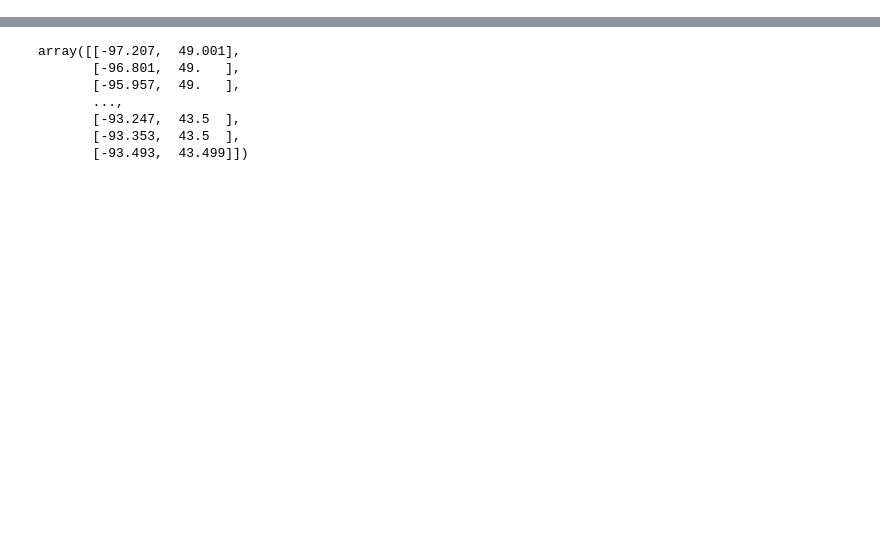
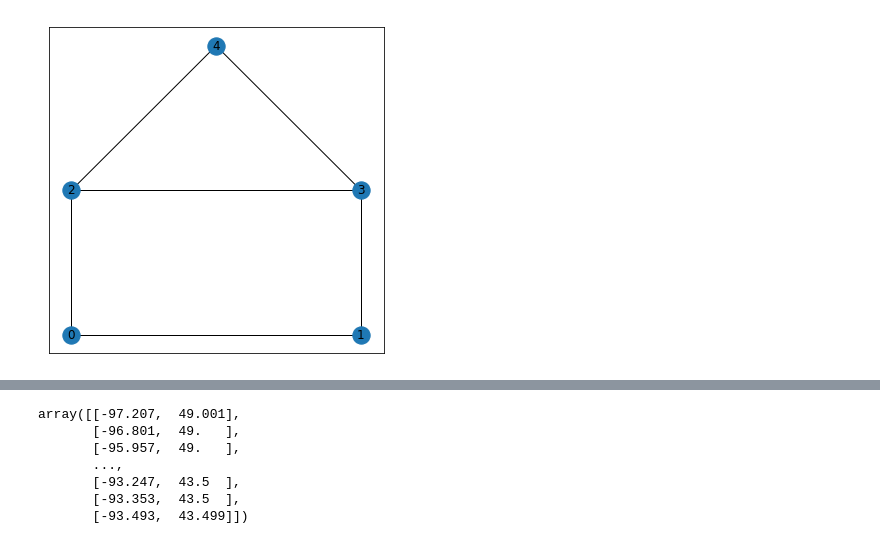
Before and after one commit to Dawars/graph_cnn, a Jupyter notebook: graph_conv.ipynb, the cells around one changed output, grey strips where cells are left out. Cells and saved outputs as stored; diff of their text form; code cells hidden in the pictures; blank space fills up the shorter version.

Commit message:
Graph intro, tox example

```diff
--- a/graph_conv.ipynb
+++ b/graph_conv.ipynb
@@ -11,0 +18,13 @@ import scipy as sc
+# %%
+# toy example
+G = nx.house_graph()
+pos = {0: (0, 0),
+       1: (1, 0),
+       2: (0, 1),
+       3: (1, 1),
+       4: (0.5, 2.0)}
+
+rcParams['figure.figsize'] = 6, 6
+nx.draw_networkx(G, pos)
+# %% [output]
+[figure, added]
```
Also changed, not shown: parts of 31 cells of this notebook.
